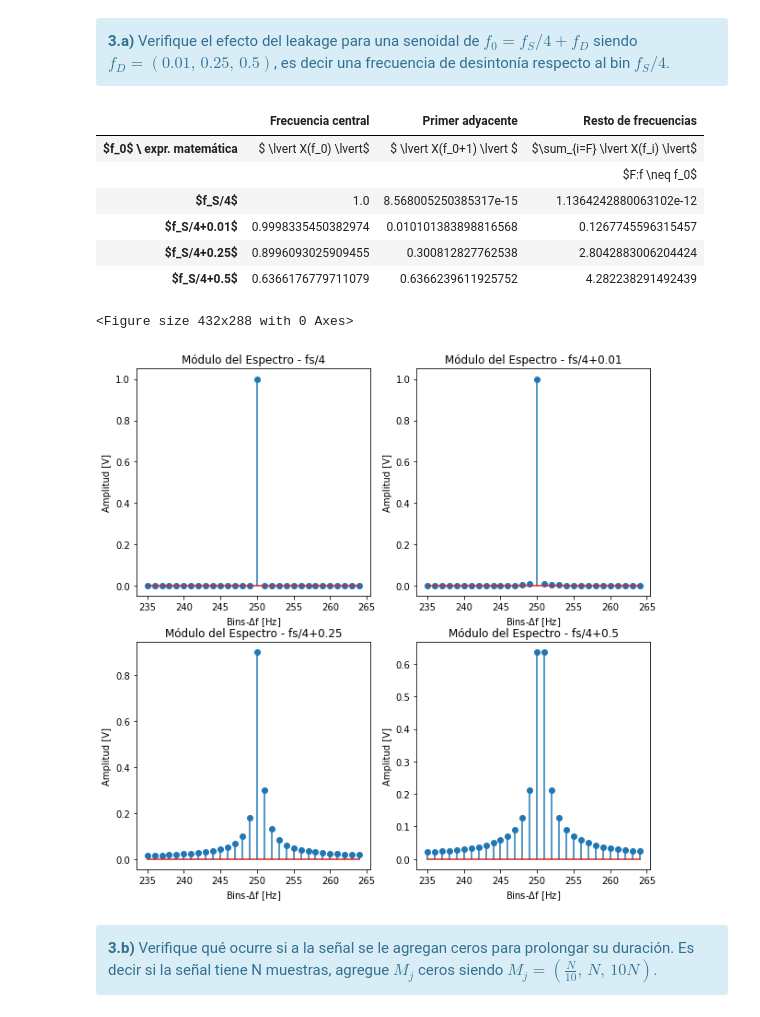
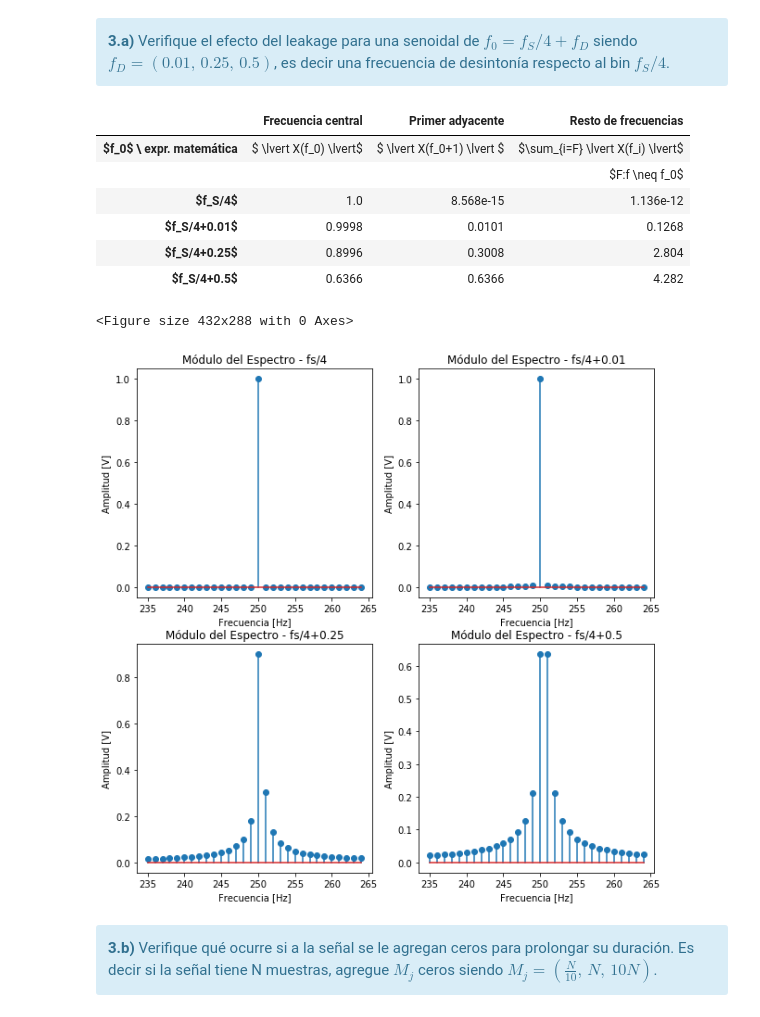
Before and after one commit to Sidorczuk/DSP, a Jupyter notebook: DSP-TP1-Sidorczuk-Nicolas.ipynb, the cells around one changed output. Drawn from its saved outputs; the diff is of its cells as text; code cells hidden in the pictures.

```diff
--- a/DSP-TP1-Sidorczuk-Nicolas.ipynb
+++ b/DSP-TP1-Sidorczuk-Nicolas.ipynb
@@ -40,6 +40,9 @@ import matplotlib.pyplot as plt
 
 # Insertar aquí el código para inicializar tu notebook
 ########################################################
+from math import log10, floor
+def round_sig(x, sig=2):
+    return round(x, sig-int(floor(log10(abs(x))))-1)
 # %%
 # NO modifiques este bloque
 ############################
@@ -258,7 +261,7 @@ plt.figure(figsize=(10,10))
 plt.subplot(221)
 plt.stem(freq[int(beg):int(fin)], modulo[int(beg):int(fin)])#'ro'
 plt.title('Módulo del Espectro - fs/4')
-plt.xlabel('Bins-$\Delta$f [Hz]')
+plt.xlabel('Frecuencia [Hz]')
 plt.ylabel('Amplitud [V]')
 
 f0=(fs/4)+0.01
@@ -270,7 +273,7 @@ X = Vectorize(X,modulo,N,1)
 plt.subplot(222)
 plt.stem(freq[int(beg):int(fin)], modulo[int(beg):int(fin)])#'ro'
 plt.title('Módulo del Espectro - fs/4+0.01')
-plt.xlabel('Bins-$\Delta$f [Hz]')
+plt.xlabel('Frecuencia [Hz]')
 plt.ylabel('Amplitud [V]')
 
 f0=(fs/4)+0.25
@@ -282,47 +285,47 @@ X = Vectorize(X,modulo,N,2)
 plt.subplot(223)
 plt.stem(freq[int(beg):int(fin)], modulo[int(beg):int(fin)])
 plt.title('Módulo del Espectro - fs/4+0.25')
-plt.xlabel('Bins-$\Delta$f [Hz]')
+plt.xlabel('Frecuencia [Hz]')
 plt.ylabel('Amplitud [V]')
 
 f0=(fs/4)+0.5
 time,val = Senoidal_Generator(fs,f0,N,a0,p0)
 espectro,freq = Analizador_de_Espectro(val,N,Ts)
 modulo=np.abs(espectro/(N/2))
 modulo=modulo.reshape(N,1)
 X = Vectorize(X,modulo,N,3)
 plt.subplot(224)
 plt.stem(freq[int(beg):int(fin)], modulo[int(beg):int(fin)])
 plt.title('Módulo del Espectro - fs/4+0.5')
-plt.xlabel('Bins-$\Delta$f [Hz]')
+plt.xlabel('Frecuencia [Hz]')
 plt.ylabel('Amplitud [V]')
 
 
 tus_resultados = [ ['$ \lvert X(f_0) \lvert$', '$ \lvert X(f_0+1) \lvert $', '$\sum_{i=F} \lvert X(f_i) \lvert$'],
                    ['',                        '',                           '$F:f \neq f_0$'],
-                  [str(X[0,0]), str(X[0,1]), str(X[0,2])], # <-- acá debería haber numeritos :)
-                  [str(X[1,0]), str(X[1,1]), str(X[1,2])], # <-- acá debería haber numeritos :)
-                  [str(X[2,0]), str(X[2,1]), str(X[2,2])], # <-- acá debería haber numeritos :)
-                  [str(X[3,0]), str(X[3,1]), str(X[3,2])]  # <-- acá debería haber numeritos :)
+                  [str(round_sig(X[0,0],4)), str(round_sig(X[0,1],4)), str(round_sig(X[0,2],4))], # <-- acá debería haber numeritos :)
+                  [str(round_sig(X[1,0],4)), str(round_sig(X[1,1],4)), str(round_sig(X[1,2],4))], # <-- acá debería haber numeritos :)
+                  [str(round_sig(X[2,0],4)), str(round_sig(X[2,1],4)), str(round_sig(X[2,2],4))], # <-- acá debería haber numeritos :)
+                  [str(round_sig(X[3,0],4)), str(round_sig(X[3,1],4)), str(round_sig(X[3,2],4))]  # <-- acá debería haber numeritos :)
                  ]
 df = DataFrame(tus_resultados, columns=['Frecuencia central', 'Primer adyacente', 'Resto de frecuencias'],
                index=['$f_0$ \ expr. matemática',
                       '',
                       '$f_S/4$',
                       '$f_S/4+0.01$',
                       '$f_S/4+0.25$',
                       '$f_S/4+0.5$'])
 HTML(df.to_html())
 # %% [output]
 |  | Frecuencia central | Primer adyacente | Resto de frecuencias |
 | $f_0$ \ expr. matemática | $ \lvert X(f_0) \lvert$ | $ \lvert X(f_0+1) \lvert $ | $\sum_{i=F} \lvert X(f_i) \lvert$ |
 |  |  |  | $F:f \neq f_0$ |
-| $f_S/4$ | 1.0 | 8.568005250385317e-15 | 1.1364242880063102e-12 |
-| $f_S/4+0.01$ | 0.9998335450382974 | 0.010101383898816568 | 0.1267745596315457 |
-| $f_S/4+0.25$ | 0.8996093025909455 | 0.300812827762538 | 2.8042883006204424 |
-| $f_S/4+0.5$ | 0.6366176779711079 | 0.6366239611925752 | 4.282238291492439 |
+| $f_S/4$ | 1.0 | 8.568e-15 | 1.136e-12 |
+| $f_S/4+0.01$ | 0.9998 | 0.0101 | 0.1268 |
+| $f_S/4+0.25$ | 0.8996 | 0.3008 | 2.804 |
+| $f_S/4+0.5$ | 0.6366 | 0.6366 | 4.282 |
 <Figure size 432x288 with 0 Axes>
-[figure, old version]
+[figure, new version]
 # %% [markdown]
 <div class="alert alert-block alert-info">
 <b>3.b)</b> Verifique qué ocurre si a la señal se le agregan ceros para prolongar su duración. Es decir si la señal tiene N muestras, agregue $M_j$ ceros siendo $M_j = ( \frac{N}{10},\, N,\, 10N)$.
```
Also changed, not shown: parts of 21 cells of this notebook.
